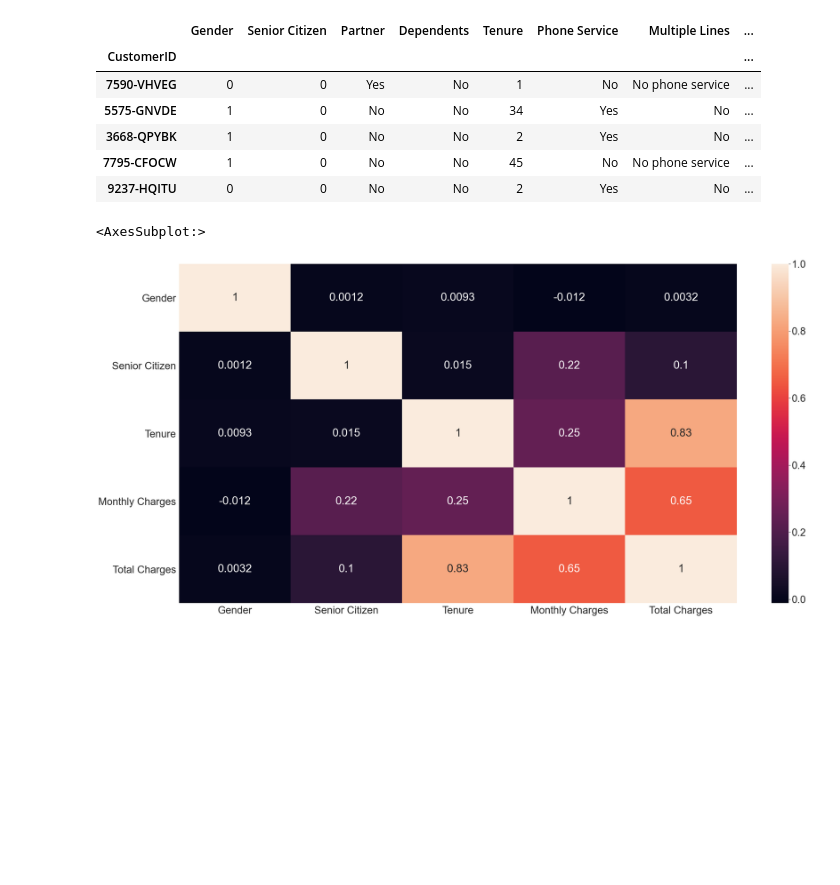
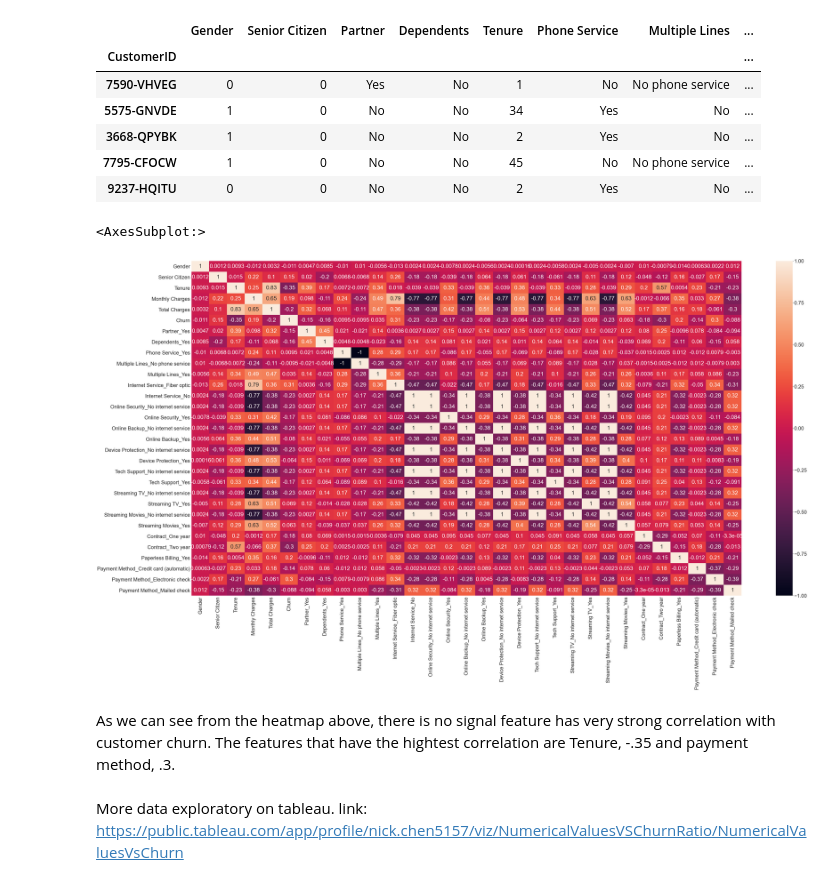
Before and after one commit to jinshuochen/Spring-Board-Capstone-Three, a Jupyter notebook: Customer Churn/notebooks/Exploratory_data_analysis.ipynb, the cells around one changed output. Saved outputs shown, nothing was run; the diff lists cells and outputs as text; code cells hidden in the pictures; blank space fills up the shorter version.

Commit message:
updated data exploratory

```diff
--- a/Customer Churn/notebooks/Exploratory_data_analysis.ipynb
+++ b/Customer Churn/notebooks/Exploratory_data_analysis.ipynb
@@ -42,11 +42,22 @@ df_newind.head()
 | 3668-QPYBK | 1 | 0 | No | No | 2 | Yes | No | ... |
 | 7795-CFOCW | 1 | 0 | No | No | 45 | No | No phone service | ... |
 | 9237-HQITU | 0 | 0 | No | No | 2 | Yes | No | ... |
+# %%
+# replace churn column with numeric binary values
+df_newind.Churn.replace({"Yes":1, "No":0}, inplace = True)
+# %%
+# Creat dummy features of objuect type
+dummy_df = pd.get_dummies(df_newind, drop_first=True)
 # %%
 # Make a heatmap of the data
 sns.set(font_scale=3)
-plt.figure(figsize=(40,20))
-sns.heatmap(df_newind.corr(), annot=True)
+plt.figure(figsize=(80,40))
+sns.heatmap(dummy_df.corr(), annot=True)
 # %% [output]
 <AxesSubplot:>
-[figure, old version]
+[figure, new version]
+# %% [markdown]
+As we can see from the heatmap above, there is no signal feature has very strong correlation with customer churn. The features that have the hightest correlation are Tenure, -.35 and payment method, .3.
+# %% [markdown]
+More data exploratory on tableau.
+link: https://public.tableau.com/app/profile/nick.chen5157/viz/NumericalValuesVSChurnRatio/NumericalValuesVsChurn
```
Also changed, not shown: 1 other file.
